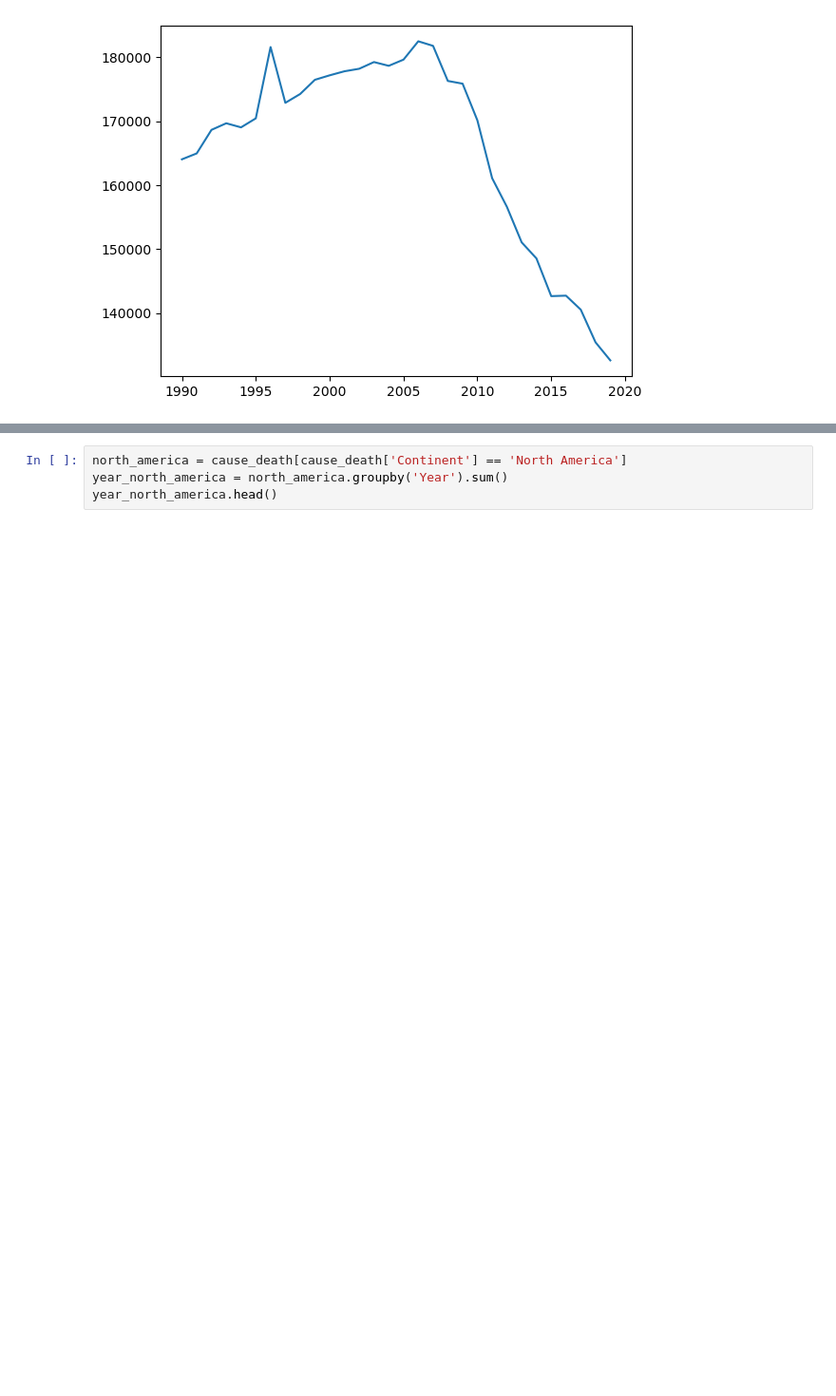
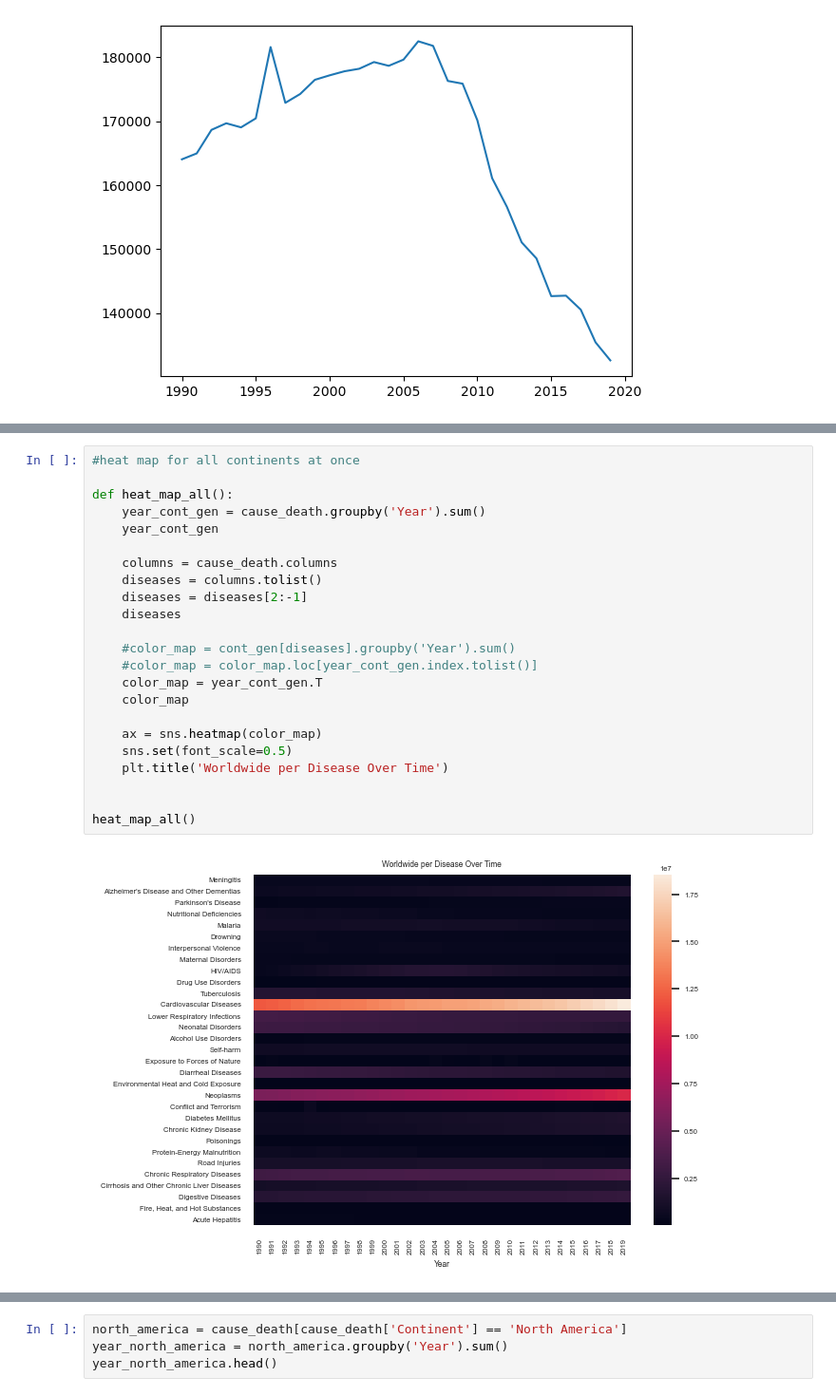
Before and after one commit to apanthari/project_1_group, a Jupyter notebook: exploration.ipynb, the cells around one changed output, grey strips where cells are left out. Shown: that part at 95% size. Cells and saved outputs as stored; diff of their text form; blank space fills up the shorter version.

```diff
--- a/exploration.ipynb
+++ b/exploration.ipynb
@@ -372,0 +417,25 @@ heat_map('Europe')
+# %%
+#heat map for all continents at once
+
+def heat_map_all():
+    year_cont_gen = cause_death.groupby('Year').sum()
+    year_cont_gen
+
+    columns = cause_death.columns
+    diseases = columns.tolist()
+    diseases = diseases[2:-1]
+    diseases
+
+    #color_map = cont_gen[diseases].groupby('Year').sum()
+    #color_map = color_map.loc[year_cont_gen.index.tolist()]
+    color_map = year_cont_gen.T
+    color_map
+
+    ax = sns.heatmap(color_map)
+    sns.set(font_scale=0.5)
+    plt.title('Worldwide per Disease Over Time')
+
+
+heat_map_all()
+# %% [output]
+[figure, added]
```
Also changed, not shown: parts of 12 cells of this notebook, 2 other files.
